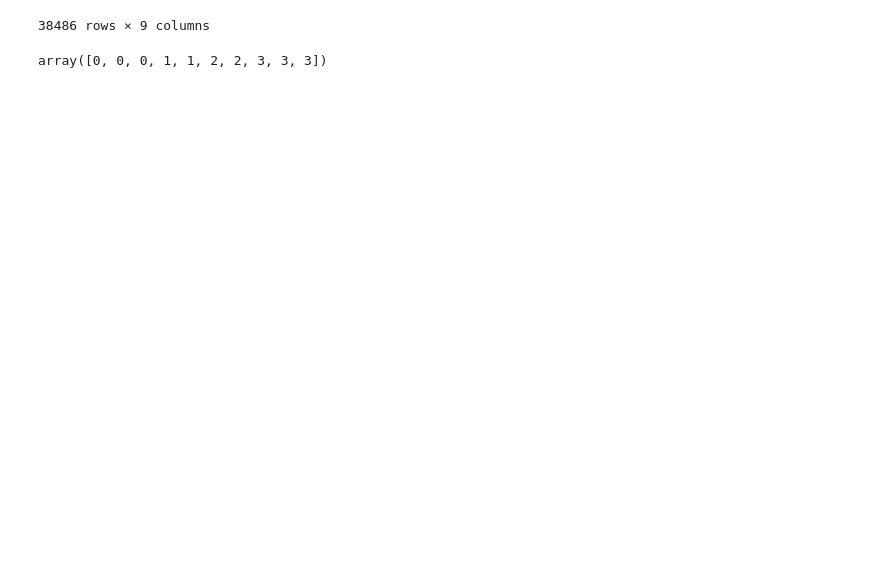
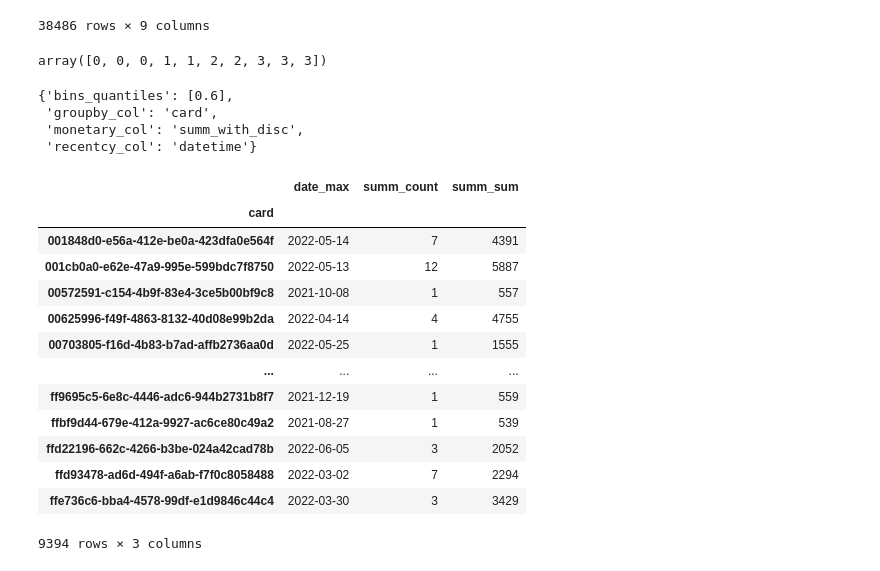
Before and after one commit to aleks-haksly/Simulative, a Jupyter notebook: Other/Analysis/RFM.ipynb, the cells around one changed output. Saved outputs shown, nothing was run; the diff lists cells and outputs as text; code cells hidden in the pictures; blank space fills up the shorter version.

```diff
--- a/Other/Analysis/RFM.ipynb
+++ b/Other/Analysis/RFM.ipynb
@@ -34,7 +34,6 @@ data.head()
 data = pd.read_csv('/content/bonuscheques.csv')
 # %%
 rfm_params = {'groupby_col': 'card', 'recentcy_col': 'datetime', 'monetary_col': 'summ_with_disc'}
-data["date"] = pd.to_datetime(data.datetime).dt.date
 # %%
 data
 # %% [output]
@@ -123,3 +99,29 @@ class CustomTransformer(BaseEstimator, TransformerMixin):
 pd.qcut(range(1, 11), [0, 0.25, 0.5, 0.75, 1], labels=False)
 # %% [output]
 array([0, 0, 0, 1, 1, 2, 2, 3, 3, 3])
+# %%
+transformer = CustomTransformer()
+# %%
+transformer.get_params()
+# %% [output]
+{'bins_quantiles': [0.6],
+ 'groupby_col': 'card',
+ 'monetary_col': 'summ_with_disc',
+ 'recentcy_col': 'datetime'}
+# %%
+transformer.fit_transform(data)
+# %% [output]
+|  | date_max | summ_count | summ_sum |
+| card |  |  |  |
+| 001848d0-e56a-412e-be0a-423dfa0e564f | 2022-05-14 | 7 | 4391 |
+| 001cb0a0-e62e-47a9-995e-599bdc7f8750 | 2022-05-13 | 12 | 5887 |
+| 00572591-c154-4b9f-83e4-3ce5b00bf9c8 | 2021-10-08 | 1 | 557 |
+| 00625996-f49f-4863-8132-40d08e99b2da | 2022-04-14 | 4 | 4755 |
+| 00703805-f16d-4b83-b7ad-affb2736aa0d | 2022-05-25 | 1 | 1555 |
+| ... | ... | ... | ... |
+| ff9695c5-6e8c-4446-adc6-944b2731b8f7 | 2021-12-19 | 1 | 559 |
+| ffbf9d44-679e-412a-9927-ac6ce80c49a2 | 2021-08-27 | 1 | 539 |
+| ffd22196-662c-4266-b3be-024a42cad78b | 2022-06-05 | 3 | 2052 |
+| ffd93478-ad6d-494f-a6ab-f7f0c8058488 | 2022-03-02 | 7 | 2294 |
+| ffe736c6-bba4-4578-99df-e1d9846c44c4 | 2022-03-30 | 3 | 3429 |
+9394 rows × 3 columns
```
Also changed, not shown: parts of 1 cell of this notebook.
